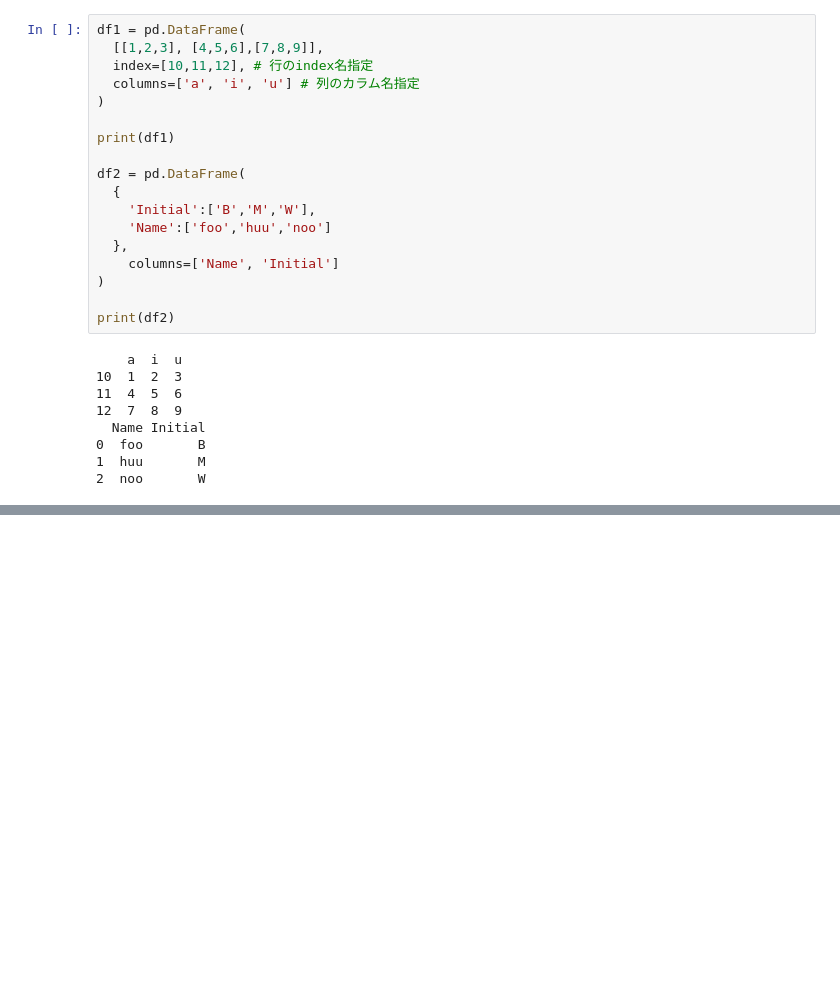
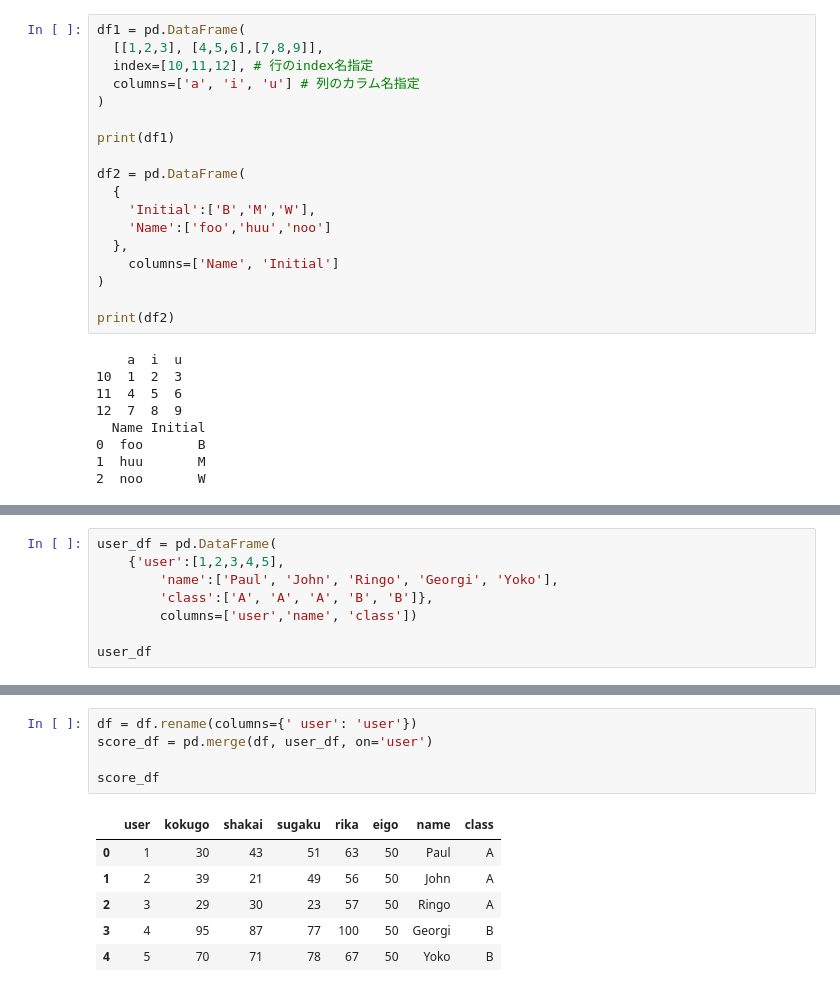
Before and after one commit to Shogo-Namaisawa/premaster_data_mining, a Jupyter notebook: code/lecture3.ipynb, the cells around one changed output, grey strips where cells are left out. Drawn from its saved outputs; the diff is of its cells as text; blank space fills up the shorter version.

```diff
--- a/code/lecture3.ipynb
+++ b/code/lecture3.ipynb
@@ -89,0 +427,8 @@ print(df2)
+# %%
+user_df = pd.DataFrame(
+    {'user':[1,2,3,4,5],
+        'name':['Paul', 'John', 'Ringo', 'Georgi', 'Yoko'],
+        'class':['A', 'A', 'A', 'B', 'B']},
+        columns=['user','name', 'class'])
+
+user_df
@@ -89,0 +442,12 @@ print(df2)
+# %%
+df = df.rename(columns={' user': 'user'})
+score_df = pd.merge(df, user_df, on='user')
+
+score_df
+# %% [output]
+|  | user | kokugo | shakai | sugaku | rika | eigo | name | class |
+| 0 | 1 | 30 | 43 | 51 | 63 | 50 | Paul | A |
+| 1 | 2 | 39 | 21 | 49 | 56 | 50 | John | A |
+| 2 | 3 | 29 | 30 | 23 | 57 | 50 | Ringo | A |
+| 3 | 4 | 95 | 87 | 77 | 100 | 50 | Georgi | B |
+| 4 | 5 | 70 | 71 | 78 | 67 | 50 | Yoko | B |
```
Also changed, not shown: parts of 61 cells of this notebook, 1 other file.
